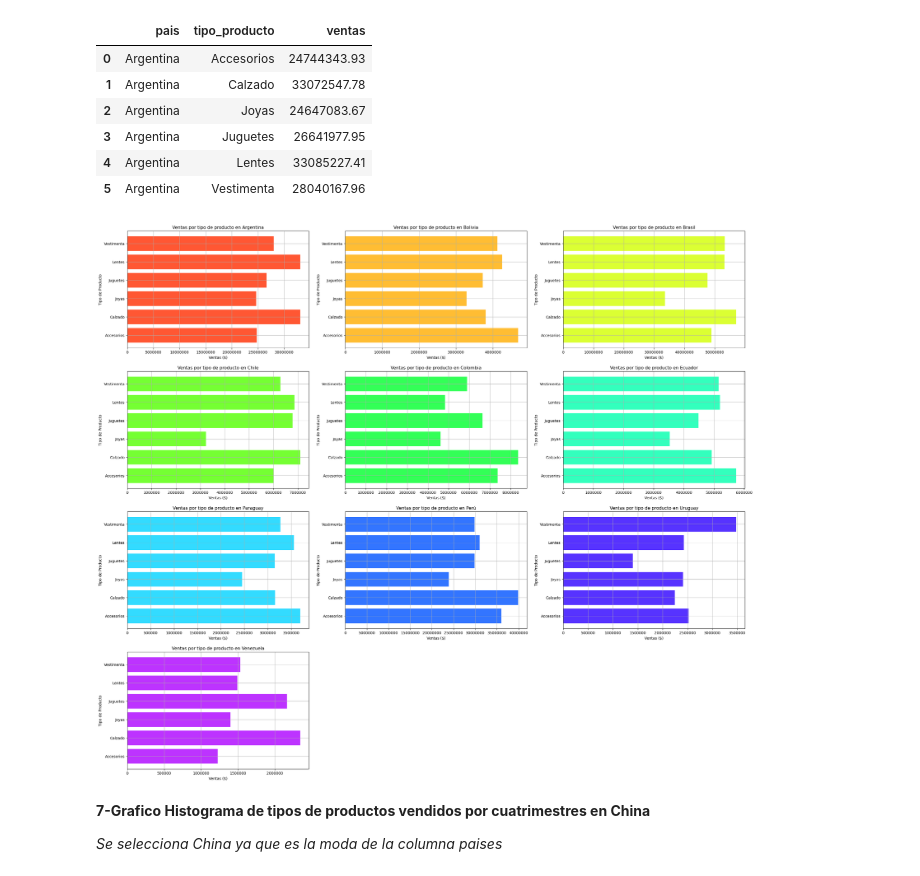
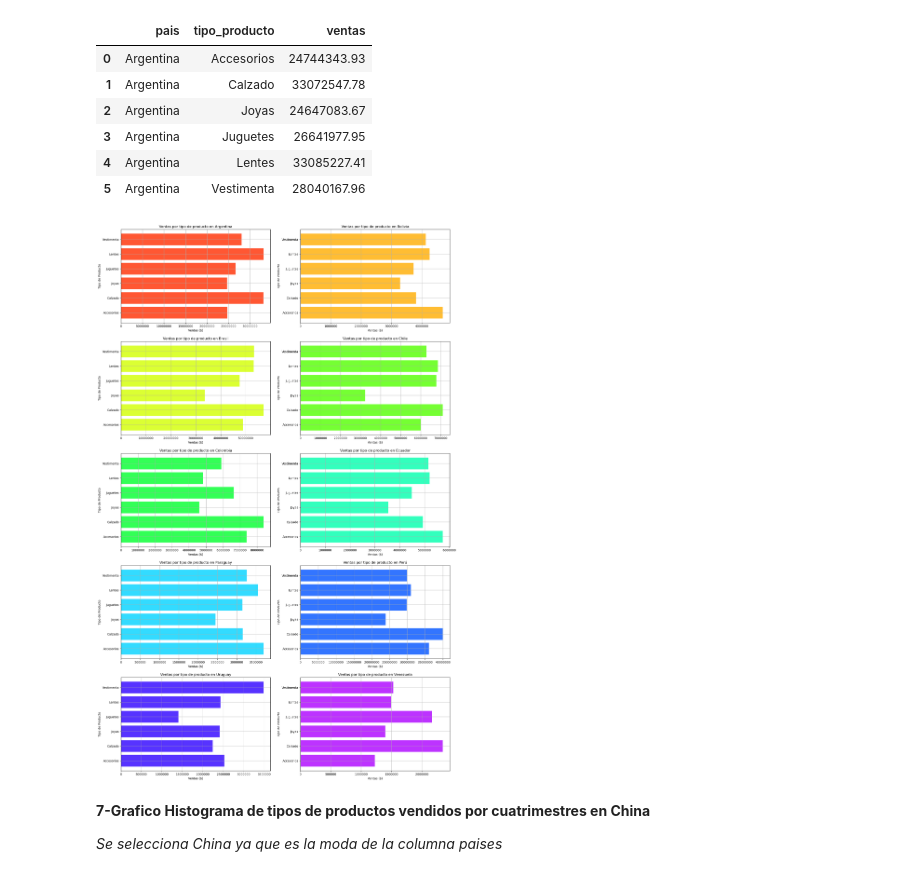
Before and after one commit to manuelpalomeque/ISPC--An-lisisDeDatos--DataBring, a Jupyter notebook: Proyecto Integrador - Analista de Datos - ISPC-Palomeque.ipynb, the cells around one changed output. Saved outputs shown, nothing was run; the diff lists cells and outputs as text; code cells hidden in the pictures.

```diff
--- a/Proyecto Integrador - Analista de Datos - ISPC-Palomeque.ipynb
+++ b/Proyecto Integrador - Analista de Datos - ISPC-Palomeque.ipynb
@@ -912,10 +916,10 @@ tipoProductoArgentina
 | 5 | Argentina | Vestimenta | 28040167.96 |
 # %%
 # Ajusto el tamaño dle plot, ya que quedaban muy juntos los graficos
-plt.figure(figsize=(30, 40))
+plt.figure(figsize=(20, 40))
 
 # Argentina
-plt.subplot(6,3,1)
+plt.subplot(6,2,1)
 plt.barh(tipoProductoArgentina['tipo_producto'], tipoProductoArgentina['ventas'], color= "#FF5733")
 plt.title('Ventas por tipo de producto en Argentina')
 plt.grid(True)
@@ -924,7 +928,7 @@ plt.ylabel('Tipo de Producto')
 plt.ticklabel_format(style='plain', axis='x')
 
 # Bolivia
-plt.subplot(6,3,2)
+plt.subplot(6,2,2)
 plt.barh(tipoProductoBolivia['tipo_producto'], tipoProductoBolivia['ventas'], color= "#FFBD33")
 plt.title('Ventas por tipo de producto en Bolivia')
 plt.grid(True)
@@ -933,7 +937,7 @@ plt.ylabel('Tipo de Producto')
 plt.ticklabel_format(style='plain', axis='x')
 
 # Brazil
-plt.subplot(6,3,3)
+plt.subplot(6,2,3)
 plt.barh(tipoProductoBrazil['tipo_producto'], tipoProductoBrazil['ventas'], color= "#DBFF33")
 plt.title('Ventas por tipo de producto en Brasil')
 plt.grid(True)
@@ -942,7 +946,7 @@ plt.ylabel('Tipo de Producto')
 plt.ticklabel_format(style='plain', axis='x')
 
 # Chile
-plt.subplot(6,3,4)
+plt.subplot(6,2,4)
 plt.barh(tipoProductoChile['tipo_producto'], tipoProductoChile['ventas'], color= "#75FF33")
 plt.title('Ventas por tipo de producto en Chile')
 plt.grid(True)
@@ -951,7 +955,7 @@ plt.ylabel('Tipo de Producto')
 plt.ticklabel_format(style='plain', axis='x')
 
 # Colombia
-plt.subplot(6,3,5)
+plt.subplot(6,2,5)
 plt.barh(tipoProductoColombia['tipo_producto'], tipoProductoColombia['ventas'], color= "#33FF57")
 plt.title('Ventas por tipo de producto en Colombia')
 plt.grid(True)
@@ -960,7 +964,7 @@ plt.ylabel('Tipo de Producto')
 plt.ticklabel_format(style='plain', axis='x')
 
 # Ecuador
-plt.subplot(6,3,6)
+plt.subplot(6,2,6)
 plt.barh(tipoProductoEcuador['tipo_producto'], tipoProductoEcuador['ventas'], color= "#33FFBD")
 plt.title('Ventas por tipo de producto en Ecuador')
 plt.grid(True)
@@ -969,44 +973,44 @@ plt.ylabel('Tipo de Producto')
 plt.ticklabel_format(style='plain', axis='x')
 
 # Paraguay
-plt.subplot(6,3,7)
+plt.subplot(6,2,7)
 plt.barh(tipoProductoParaguay['tipo_producto'], tipoProductoParaguay['ventas'], color= "#33DBFF")
 plt.title('Ventas por tipo de producto en Paraguay')
 plt.grid(True)
 plt.xlabel('Ventas ($)')
 plt.ylabel('Tipo de Producto')
 plt.ticklabel_format(style='plain', axis='x')
 
 # Peru
-plt.subplot(6,3,8)
+plt.subplot(6,2,8)
 plt.barh(tipoProductoPeru['tipo_producto'], tipoProductoPeru['ventas'], color= "#3375FF")
 plt.title('Ventas por tipo de producto en Perú')
 plt.grid(True)
 plt.xlabel('Ventas ($)')
 plt.ylabel('Tipo de Producto')
 plt.ticklabel_format(style='plain', axis='x')
 
 # Uruguay
-plt.subplot(6,3,9)
+plt.subplot(6,2,9)
 plt.barh(tipoProductoUruguay['tipo_producto'], tipoProductoUruguay['ventas'], color= "#5733FF")
 plt.title('Ventas por tipo de producto en Uruguay')
 plt.grid(True)
 plt.xlabel('Ventas ($)')
 plt.ylabel('Tipo de Producto')
 plt.ticklabel_format(style='plain', axis='x')
 
 # Venezuela
-plt.subplot(6,3,10)
+plt.subplot(6,2,10)
 plt.barh(tipoProductoVenezuela['tipo_producto'], tipoProductoVenezuela['ventas'], color='#BD33FF')
 plt.title('Ventas por tipo de producto en Venezuela')
 plt.grid(True)
 plt.xlabel('Ventas ($)')
 plt.ylabel('Tipo de Producto')
 plt.ticklabel_format(style='plain', axis='x')
 
 plt.show()
 # %% [output]
-[figure, old version]
+[figure, new version]
 # %% [markdown]
 **7-Grafico Histograma de  tipos de productos vendidos por cuatrimestres en China**
 
```
Also changed, not shown: parts of 3 cells of this notebook.
